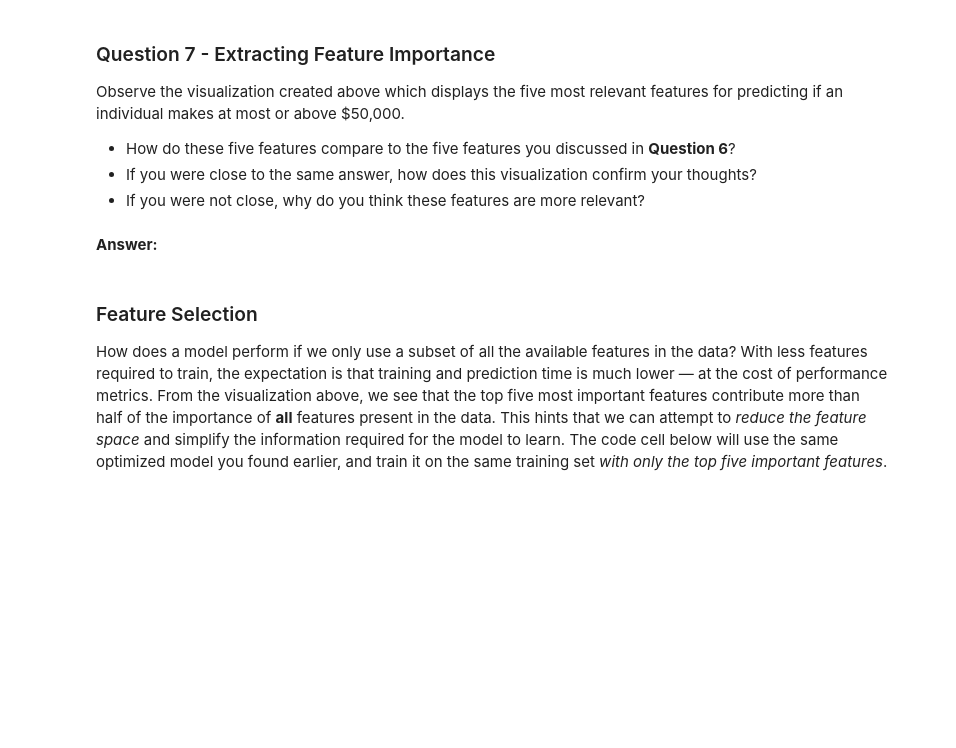
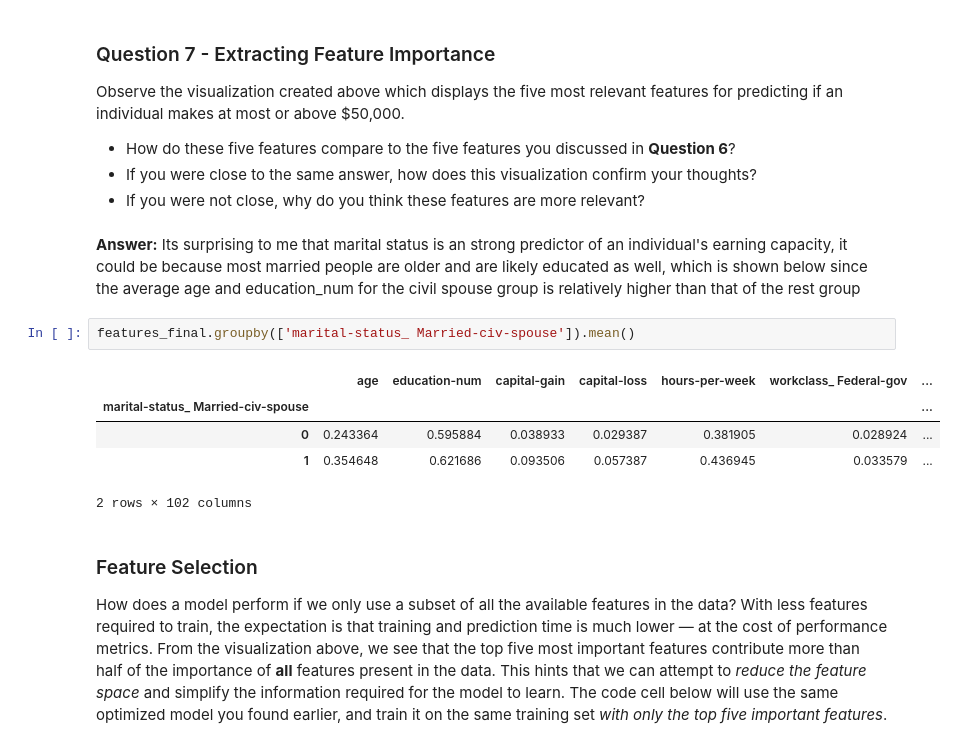
Before and after one commit to tinakiiki/ml-tensorflow-projects, a Jupyter notebook: starter/finding_donors.ipynb, the cells around one changed output. Drawn from its saved outputs; the diff is of its cells as text; blank space fills up the shorter version.

```diff
--- a/starter/finding_donors.ipynb
+++ b/starter/finding_donors.ipynb
@@ -577,8 +594,17 @@ Observe the visualization created above which displays the five most relevant fe
 * How do these five features compare to the five features you discussed in **Question 6**?
 * If you were close to the same answer, how does this visualization confirm your thoughts?
 * If you were not close, why do you think these features are more relevant?
-# %% [markdown]
-**Answer:**
+# %% [markdown]
+**Answer:**
+Its surprising to me that marital status is an strong predictor of an individual's earning capacity, it could be because most married people are older and are likely educated as well, which is shown below since the average age and education_num for the civil spouse group is relatively higher than that of the rest group
+# %%
+features_final.groupby(['marital-status_ Married-civ-spouse']).mean()
+# %% [output]
+|  | age | education-num | capital-gain | capital-loss | hours-per-week | workclass_ Federal-gov | ... |
+| marital-status_ Married-civ-spouse |  |  |  |  |  |  | ... |
+| 0 | 0.243364 | 0.595884 | 0.038933 | 0.029387 | 0.381905 | 0.028924 | ... |
+| 1 | 0.354648 | 0.621686 | 0.093506 | 0.057387 | 0.436945 | 0.033579 | ... |
+2 rows × 102 columns
 # %% [markdown]
 ### Feature Selection
 How does a model perform if we only use a subset of all the available features in the data? With less features required to train, the expectation is that training and prediction time is much lower — at the cost of performance metrics. From the visualization above, we see that the top five most important features contribute more than half of the importance of **all** features present in the data. This hints that we can attempt to *reduce the feature space* and simplify the information required for the model to learn. The code cell below will use the same optimized model you found earlier, and train it on the same training set *with only the top five important features*.
```
Also changed, not shown: parts of 20 cells of this notebook, 1 other file.
